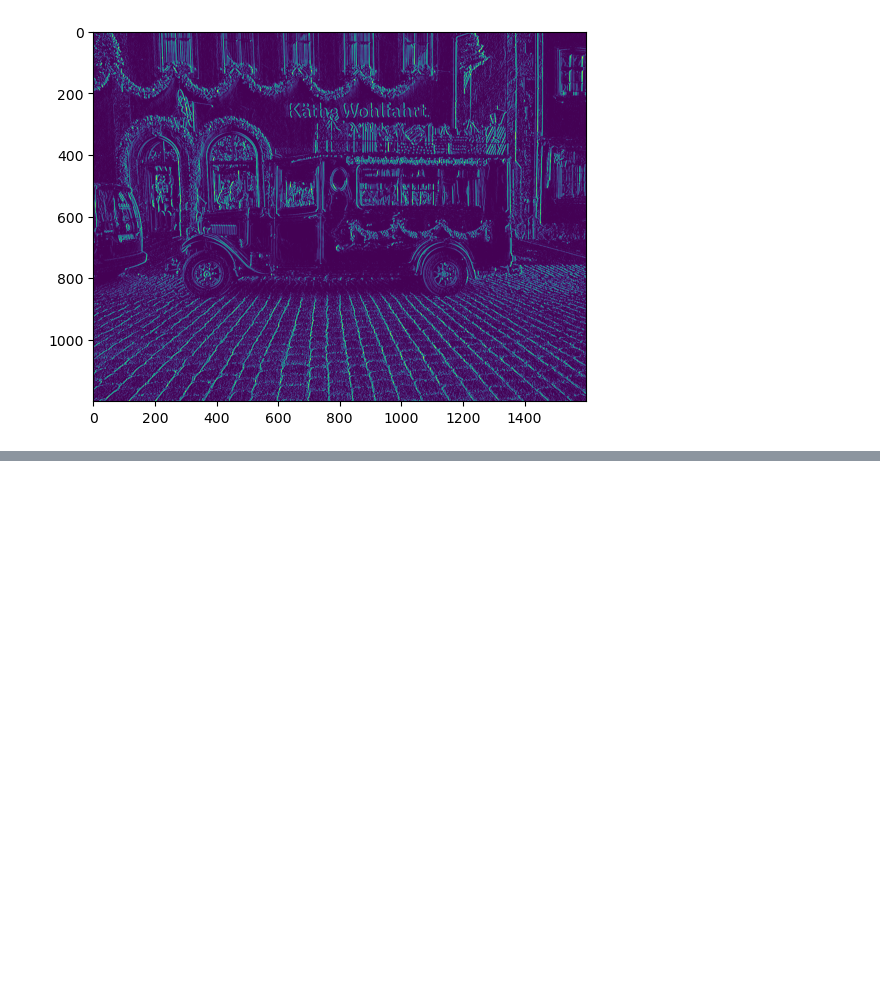
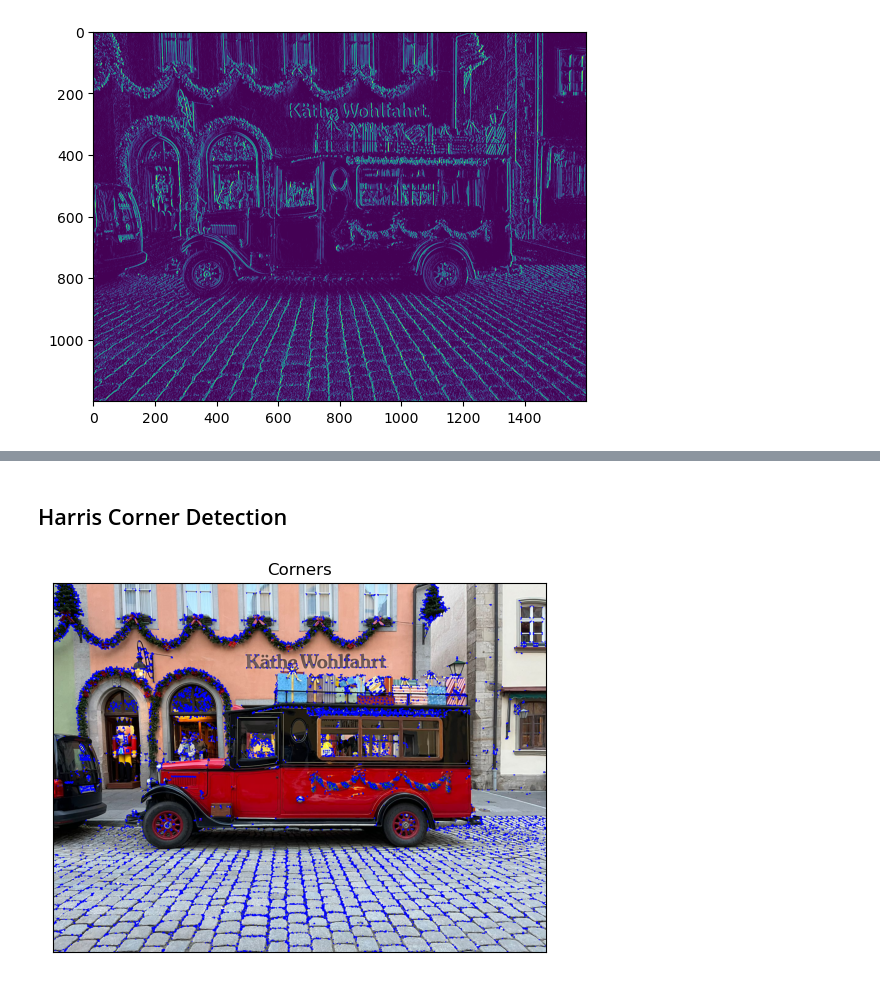
Before and after one commit to Tavet/AI-notebook, a Jupyter notebook: computer-vision/2d-convolution.ipynb, the cells around one changed output, grey strips where cells are left out. Drawn from its saved outputs; the diff is of its cells as text; code cells hidden in the pictures; blank space fills up the shorter version.

```diff
--- a/2d-convolution/practice.ipynb
+++ b/computer-vision/2d-convolution.ipynb
@@ -89,0 +99,14 @@ plt.show()
+# %% [markdown]
+## Harris Corner Detection
+# %%
+image_gray = np.float32(image_gray)
+dst = cv.cornerHarris(image_gray,2,3,0.04)
+#result is dilated for marking the corners, not important
+dst = cv.dilate(dst,None)
+# Threshold for an optimal value, it may vary depending on the image.
+image_color[dst>0.01*dst.max()]=[0,0,255]
+plt.imshow(image_color)
+plt.title('Corners'), plt.xticks([]), plt.yticks([])
+plt.show()
+# %% [output]
+[figure, added]
```
Also changed, not shown: parts of 2 cells of this notebook, 2 other files.
